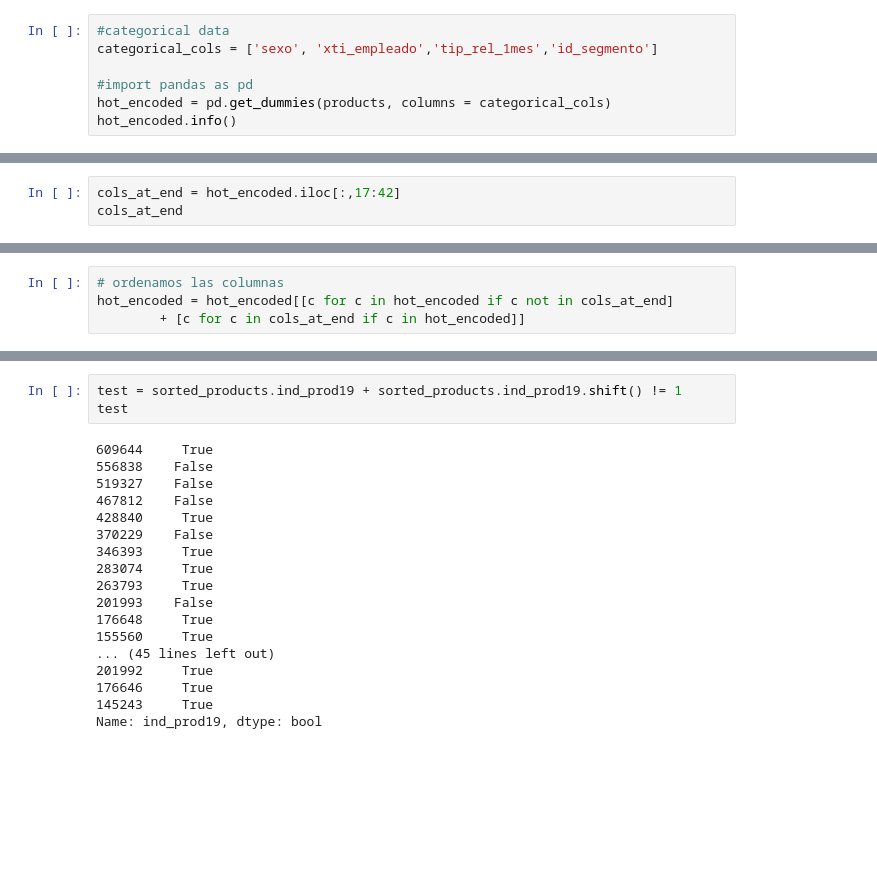
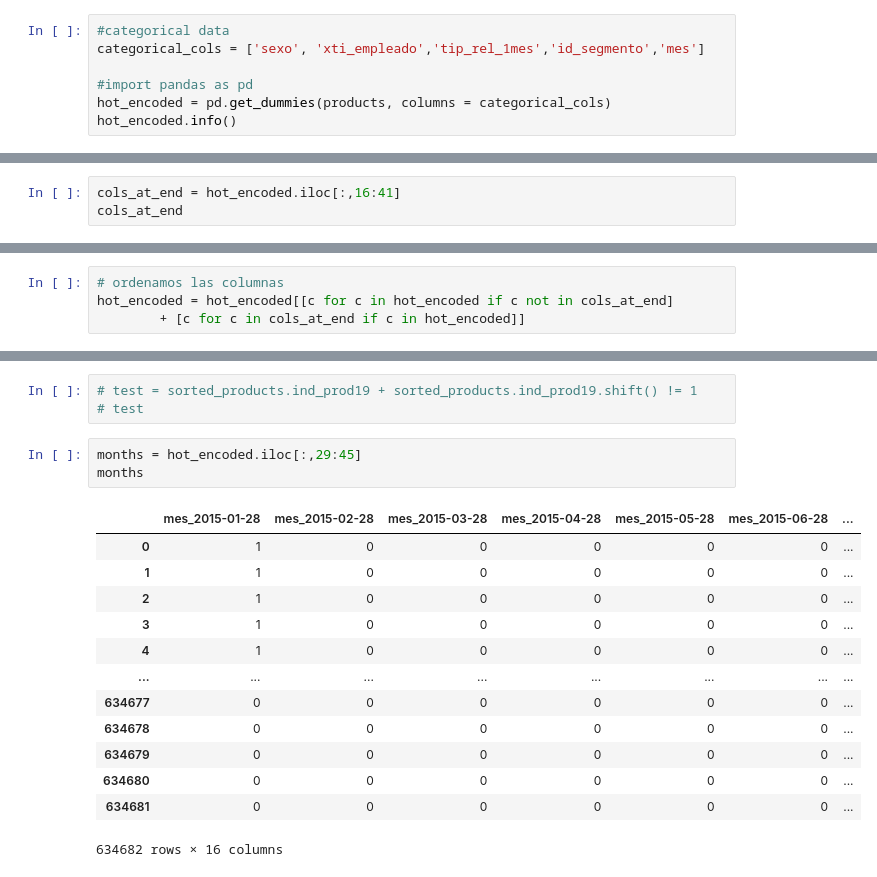
Before and after one commit to ubaldo-peralta-sanchez/machine_learning_unav, a Jupyter notebook: processing.ipynb, the cells around one changed output, grey strips where cells are left out. Cells and saved outputs as stored; diff of their text form; blank space fills up the shorter version.

```diff
--- a/processing.ipynb
+++ b/processing.ipynb
@@ -175,7 +175,7 @@ del products['des_canal']
 del products['pais']
 # %%
 #categorical data
-categorical_cols = ['sexo', 'xti_empleado','tip_rel_1mes','id_segmento']
+categorical_cols = ['sexo', 'xti_empleado','tip_rel_1mes','id_segmento','mes']
 
 #import pandas as pd
 hot_encoded = pd.get_dummies(products, columns = categorical_cols)
@@ -201,5 +201,5 @@ memory usage: 211.2+ MB
 # %%
-cols_at_end = hot_encoded.iloc[:,17:42]
+cols_at_end = hot_encoded.iloc[:,16:41]
 cols_at_end
 # %% [output]
 |  | ind_prod1 | ind_prod2 | ind_prod3 | ind_prod4 | ind_prod5 | ind_prod6 | ind_prod7 | ind_prod8 | ind_prod9 | ... |
@@ -265,21 +246,20 @@ sorted_products
 # %%
-test = sorted_products.ind_prod19 + sorted_products.ind_prod19.shift() != 1
-test
+# test = sorted_products.ind_prod19 + sorted_products.ind_prod19.shift() != 1
+# test
-# %% [output]
-609644     True
-556838    False
-519327    False
-467812    False
-428840     True
-370229    False
-346393     True
-283074     True
-263793     True
-201993    False
-176648     True
-155560     True
-... (45 lines left out)
-201992     True
-176646     True
-145243     True
-Name: ind_prod19, dtype: bool
+# %%
+months = hot_encoded.iloc[:,29:45]
+months
+# %% [output]
+|  | mes_2015-01-28 | mes_2015-02-28 | mes_2015-03-28 | mes_2015-04-28 | mes_2015-05-28 | mes_2015-06-28 | ... |
+| 0 | 1 | 0 | 0 | 0 | 0 | 0 | ... |
+| 1 | 1 | 0 | 0 | 0 | 0 | 0 | ... |
+| 2 | 1 | 0 | 0 | 0 | 0 | 0 | ... |
+| 3 | 1 | 0 | 0 | 0 | 0 | 0 | ... |
+| 4 | 1 | 0 | 0 | 0 | 0 | 0 | ... |
+| ... | ... | ... | ... | ... | ... | ... | ... |
+| 634677 | 0 | 0 | 0 | 0 | 0 | 0 | ... |
+| 634678 | 0 | 0 | 0 | 0 | 0 | 0 | ... |
+| 634679 | 0 | 0 | 0 | 0 | 0 | 0 | ... |
+| 634680 | 0 | 0 | 0 | 0 | 0 | 0 | ... |
+| 634681 | 0 | 0 | 0 | 0 | 0 | 0 | ... |
+634682 rows × 16 columns
```
Also changed, not shown: parts of 11 cells of this notebook.
